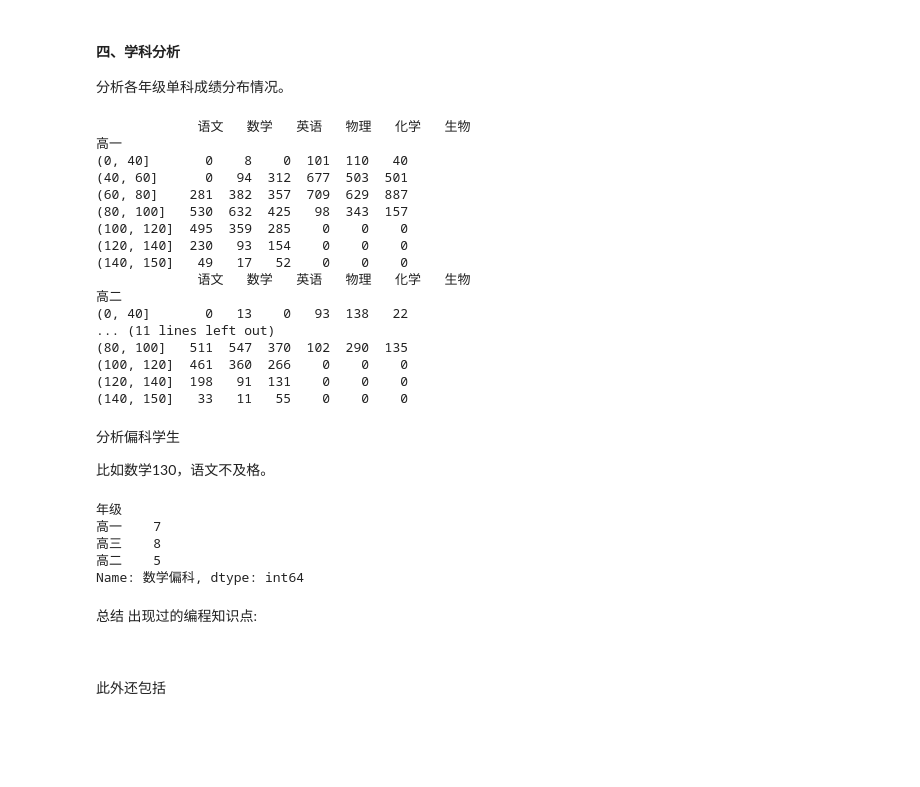
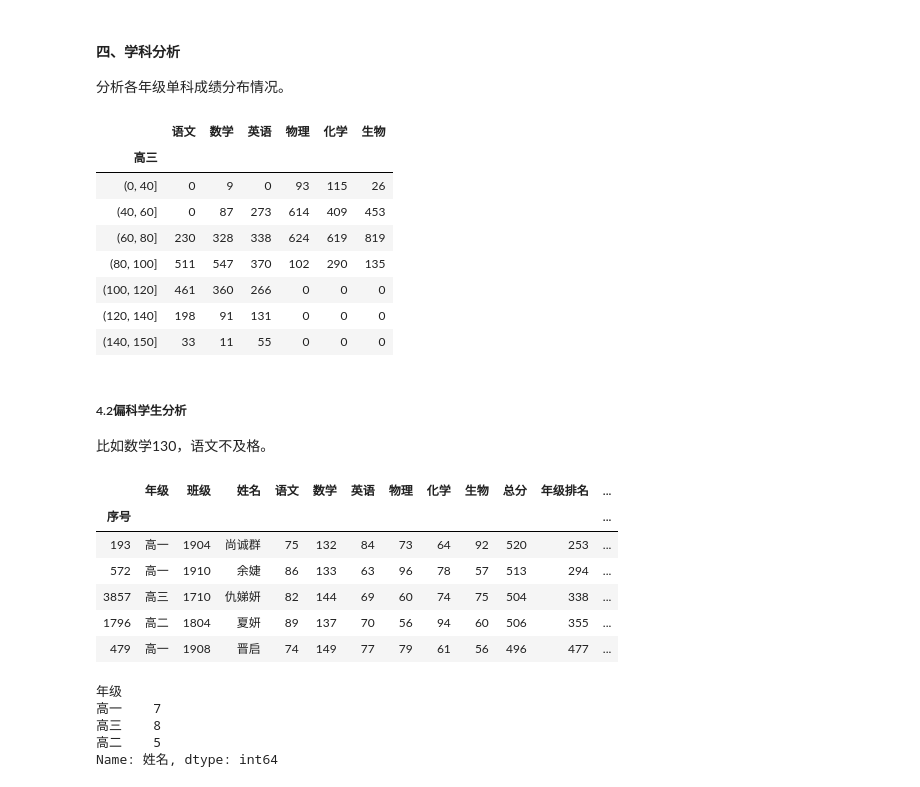
Before and after one commit to Fire2341/Learning_Summary, a Jupyter notebook: pandas总结.ipynb, the cells around one changed output. Cells and saved outputs as stored; diff of their text form; code cells hidden in the pictures.

```diff
--- a/pandas总结.ipynb
+++ b/pandas总结.ipynb
@@ -255,11 +298,12 @@ class_list
 #### 四、学科分析
 分析各年级单科成绩分布情况。
 # %%
+subject_excel = pd.ExcelWriter(r'学科分析.xlsx')
+
 bins = [0,40,60,80,100,120,140,150]
 
 group_name = ['高一','高二','高三']
 subject_name = ['语文','数学','英语','物理','化学','生物']
-df_group = []
 for name in group_name:
     grade = student_list.groupby('年级').get_group(name)
     df = pd.DataFrame()
@@ -268,49 +312,42 @@ for name in group_name:
         subject_cut = grade.groupby(cuts)[s_name].count()
         df[s_name] = subject_cut
     df.index.name = name
-    df_group.append(df)
-    print(df)
+    df.to_excel(subject_excel, sheet_name=name+'成绩分布')
+df
 # %% [output]
-             语文   数学   英语   物理   化学   生物
-高一
-(0, 40]       0    8    0  101  110   40
-(40, 60]      0   94  312  677  503  501
-(60, 80]    281  382  357  709  629  887
-(80, 100]   530  632  425   98  343  157
-(100, 120]  495  359  285    0    0    0
-(120, 140]  230   93  154    0    0    0
-(140, 150]   49   17   52    0    0    0
-             语文   数学   英语   物理   化学   生物
-高二
-(0, 40]       0   13    0   93  138   22
-... (11 lines left out)
-(80, 100]   511  547  370  102  290  135
-(100, 120]  461  360  266    0    0    0
-(120, 140]  198   91  131    0    0    0
-(140, 150]   33   11   55    0    0    0
+|  | 语文 | 数学 | 英语 | 物理 | 化学 | 生物 |
+| 高三 |  |  |  |  |  |  |
+| (0, 40] | 0 | 9 | 0 | 93 | 115 | 26 |
+| (40, 60] | 0 | 87 | 273 | 614 | 409 | 453 |
+| (60, 80] | 230 | 328 | 338 | 624 | 619 | 819 |
+| (80, 100] | 511 | 547 | 370 | 102 | 290 | 135 |
+| (100, 120] | 461 | 360 | 266 | 0 | 0 | 0 |
+| (120, 140] | 198 | 91 | 131 | 0 | 0 | 0 |
+| (140, 150] | 33 | 11 | 55 | 0 | 0 | 0 |
 # %% [markdown]
-分析偏科学生
+##### 4.2偏科学生分析
 
 比如数学130，语文不及格。
 # %%
 student_list['数学偏科'] = ((student_list['数学']>=130) & (student_list['语文']<90) & (student_list['英语']<90)).astype(int)
 partial = student_list[student_list['数学偏科'] == 1]
-partial.groupby('年级')['数学偏科'].count()
+partial.drop(['数学偏科'],axis=1,inplace=True)
+partial.to_excel(subject_excel, sheet_name='偏科学生')
+subject_excel.save()
+partial.head()
 # %% [output]
-年级
-高一    7
-高三    8
-高二    5
-Name: 数学偏科, dtype: int64
+|  | 年级 | 班级 | 姓名 | 语文 | 数学 | 英语 | 物理 | 化学 | 生物 | 总分 | 年级排名 | ... |
+| 序号 |  |  |  |  |  |  |  |  |  |  |  | ... |
+| 193 | 高一 | 1904 | 尚诚群 | 75 | 132 | 84 | 73 | 64 | 92 | 520 | 253 | ... |
+| 572 | 高一 | 1910 | 余婕 | 86 | 133 | 63 | 96 | 78 | 57 | 513 | 294 | ... |
+| 3857 | 高三 | 1710 | 仇娣妍 | 82 | 144 | 69 | 60 | 74 | 75 | 504 | 338 | ... |
+| 1796 | 高二 | 1804 | 夏妍 | 89 | 137 | 70 | 56 | 94 | 60 | 506 | 355 | ... |
+| 479 | 高一 | 1908 | 晋启 | 74 | 149 | 77 | 79 | 61 | 56 | 496 | 477 | ... |
-# %% [markdown]
-总结
-出现过的编程知识点:
-
-~~~
-
-~~~
-
-此外还包括
-~~~
-
-~~~
+# %%
+partial.groupby('年级')['姓名'].count()
+# %% [output]
+年级
+高一    7
+高三    8
+高二    5
+Name: 姓名, dtype: int64
```
Also changed, not shown: parts of 12 cells of this notebook, 5 other files.
